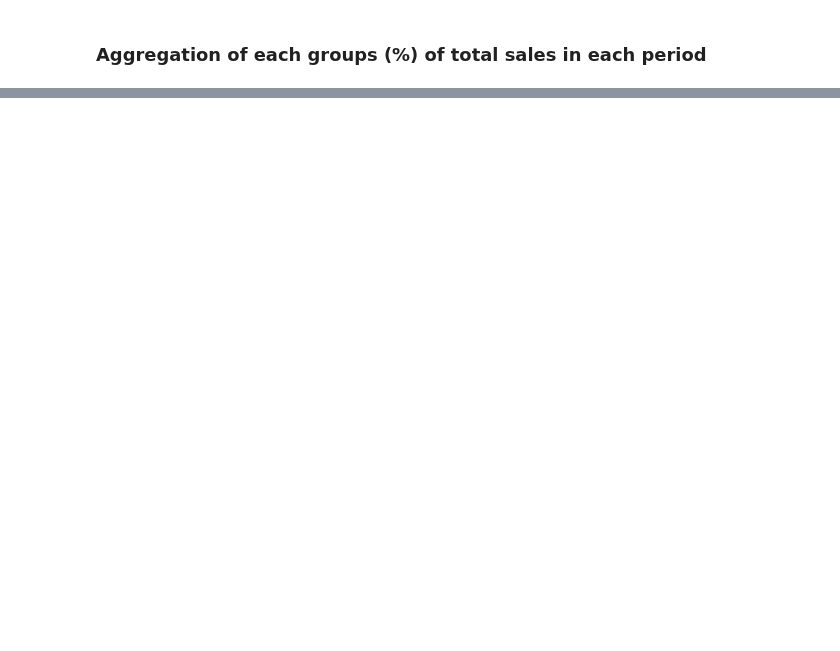
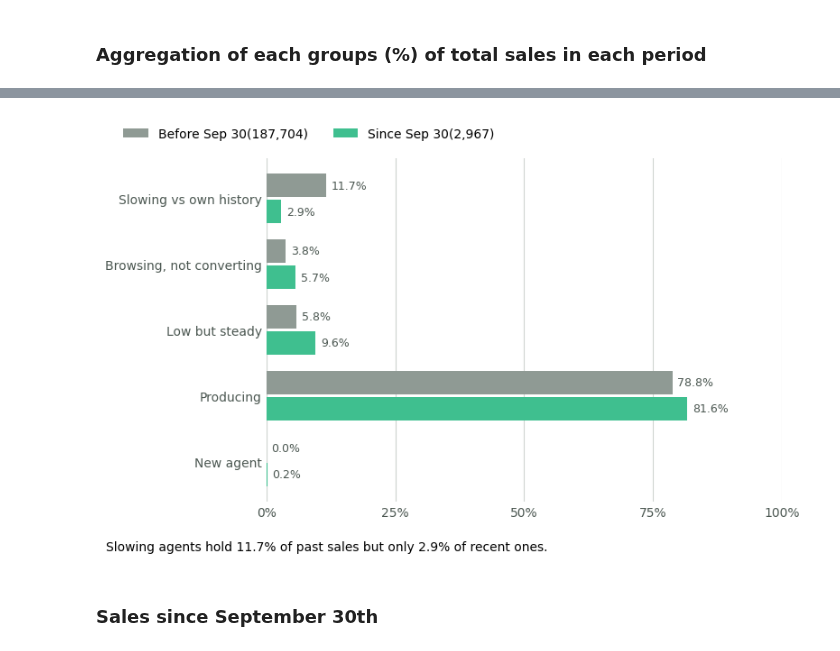
Before and after one commit to Victoria-ui227/PWA_user_behavior, a Jupyter notebook: code1.ipynb, the cells around one changed output, grey strips where cells are left out. Saved outputs shown, nothing was run; the diff lists cells and outputs as text; code cells hidden in the pictures; blank space fills up the shorter version.

```diff
--- a/code1.ipynb
+++ b/code1.ipynb
@@ -187,0 +360,42 @@ New Agent                               0.0                0.2
+# %%
+g = t.drop("All agents")
+before, since = g["share_before"], g["share_since"]
+tot_b, tot_s = int(t.loc['All agents', 'before']), int(t.loc['All agents', 'since'])
+
+GREY, GREEN = "#8f9a94", "#3fbf8f"
+y = np.arange(len(g))
+h= 0.36
+
+fig, ax = plt.subplots(figsize =(8,5))
+ax.barh(y -h/2 - 0.02, before, height=h, color=GREY, label=f'Before Sep 30({tot_b:,})')
+ax.barh(y + h/2 + 0.02, since, height=h, color=GREEN, label=f'Since Sep 30({tot_s:,})')
+
+#% label at the end of every bar
+for i, (b,s) in enumerate(zip(before, since)):
+    ax.text(b + 1, i - h/2 - 0.02, f"{b:.1f}%", va='center', fontsize=9, color= '#4b5751')
+    ax.text(s + 1, i + h/2 + 0.02, f"{s:.1f}%", va='center', fontsize=9, color= '#4b5751')
+
+ax.set_yticks(y)
+ax.set_yticklabels(g.index, color= '#4b5751')
+ax.invert_yaxis()
+#first group on top
+ax.set_xlim(0, 100)
+ax.set_xticks([0,25,50,75,100])
+ax.set_xticklabels(['0%', '25%', '50%', '75%', '100%'], color= '#4b5751')
+ax.grid(axis='x', color='#cfd4d1')
+ax.set_axisbelow(True)
+ax.tick_params(length=0)
+for spine in ax.spines.values():
+    spine.set_visible(False)
+
+ax.legend(loc="lower left", bbox_to_anchor=(-0.3, 1.02), ncol=2, frameon=False)
+fig.text(0.02, 0.02, f"Slowing agents hold {before.iloc[0]:.1f}% of past sales "
+         f"but only {since.iloc[0]:.1f}% of recent ones.", fontsize=10)
+
+plt.tight_layout(rect=(0, 0.06, 1, 1))
+plt.savefig("share_before_since.png", dpi=200)
+plt.show()
+# %% [output]
+[figure, added]
+# %% [markdown]
+### Sales since September 30th
```
Also changed, not shown: parts of 33 cells of this notebook, 3 other files.
